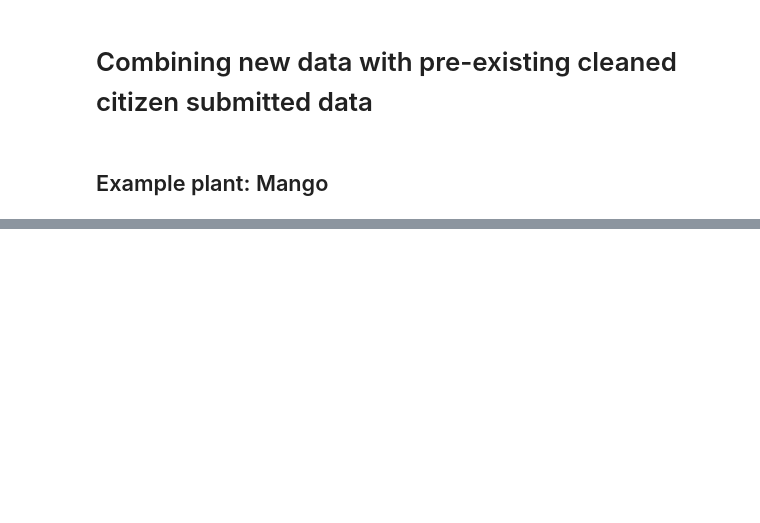
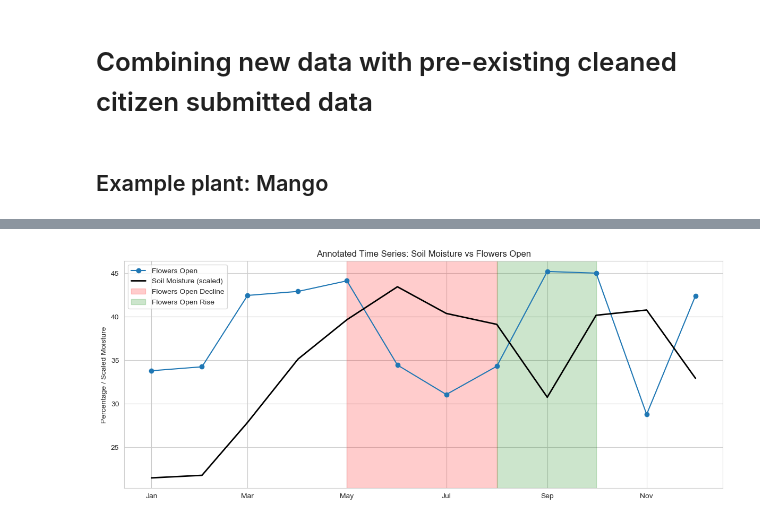
Before and after one commit to BU-Spark/ds-seasonwatch-trees, a Jupyter notebook: code/spring_2025_code/soil_moisture/soil_moisture_analysis.ipynb, the cells around one changed output, grey strips where cells are left out. Saved outputs shown, nothing was run; the diff lists cells and outputs as text; code cells hidden in the pictures; blank space fills up the shorter version.

```diff
--- a/code/spring_2025_code/soil_moisture/soil_moisture_analysis.ipynb
+++ b/code/spring_2025_code/soil_moisture/soil_moisture_analysis.ipynb
@@ -485,0 +756,32 @@ print(final_output.head())
+# %%
+import pandas as pd
+import matplotlib.pyplot as plt
+import matplotlib.dates as mdates
+
+# Load and prepare data
+df = pd.read_csv("../../../data/spring_2025_data/soil_moisture_data/mango_phenophase_soilmoisture_summary.csv")
+df['date'] = pd.to_datetime(df[['year', 'month']].assign(day=1))
+year_df = df[df['year'] == 2018]
+
+# Plot Flowers Open vs Soil Moisture (scaled)
+plt.figure(figsize=(12, 5))
+plt.plot(year_df['date'], year_df['Flowers_open_pct'] * 100, label='Flowers Open', marker='o', color='tab:blue')
+plt.plot(year_df['date'], year_df['avg_soil_moisture'] * 100, label='Soil Moisture (scaled)', color='black', linewidth=2)
+
+# Annotated vertical bands
+plt.axvspan(pd.to_datetime("2018-05-01"), pd.to_datetime("2018-08-01"), color='red', alpha=0.2, label='Flowers Open Decline')
+plt.axvspan(pd.to_datetime("2018-08-01"), pd.to_datetime("2018-10-01"), color='green', alpha=0.2, label='Flowers Open Rise')
+
+# Format x-axis to show only month names
+ax = plt.gca()
+ax.xaxis.set_major_formatter(mdates.DateFormatter('%b'))
+
+# Final touches
+plt.title("Annotated Time Series: Soil Moisture vs Flowers Open")
+plt.ylabel("Percentage / Scaled Moisture")
+plt.grid(True)
+plt.legend()
+plt.tight_layout()
+plt.show()
+# %% [output]
+[figure, added]
```
Also changed, not shown: parts of 17 cells of this notebook, 1 other file.
